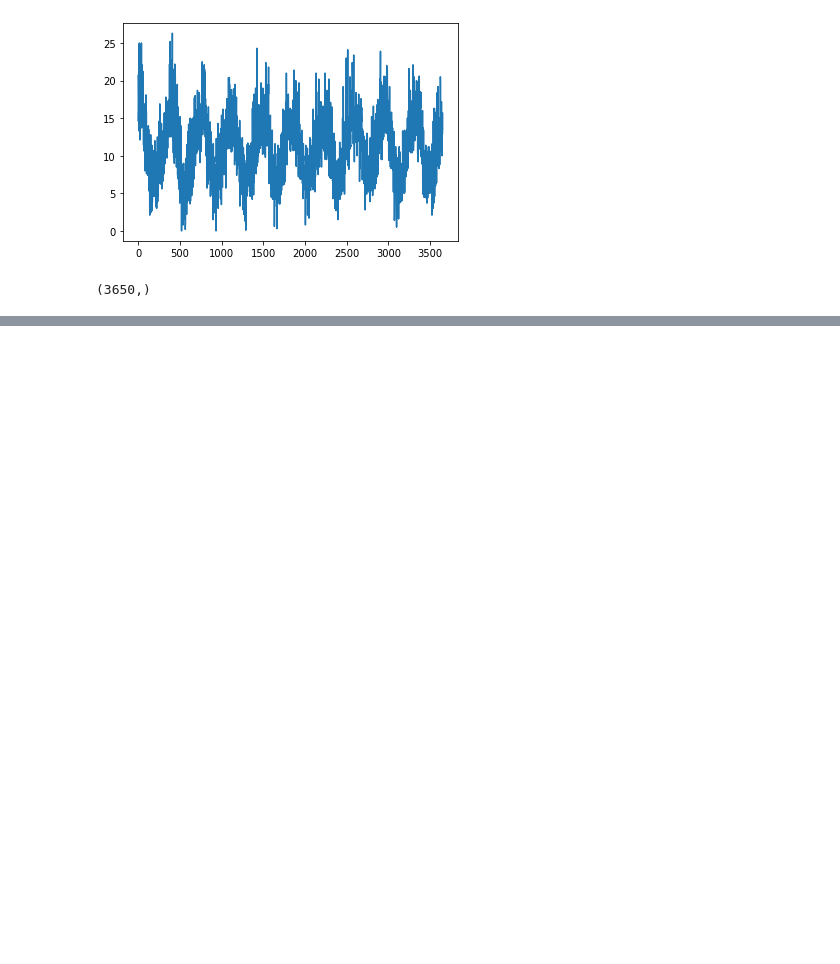
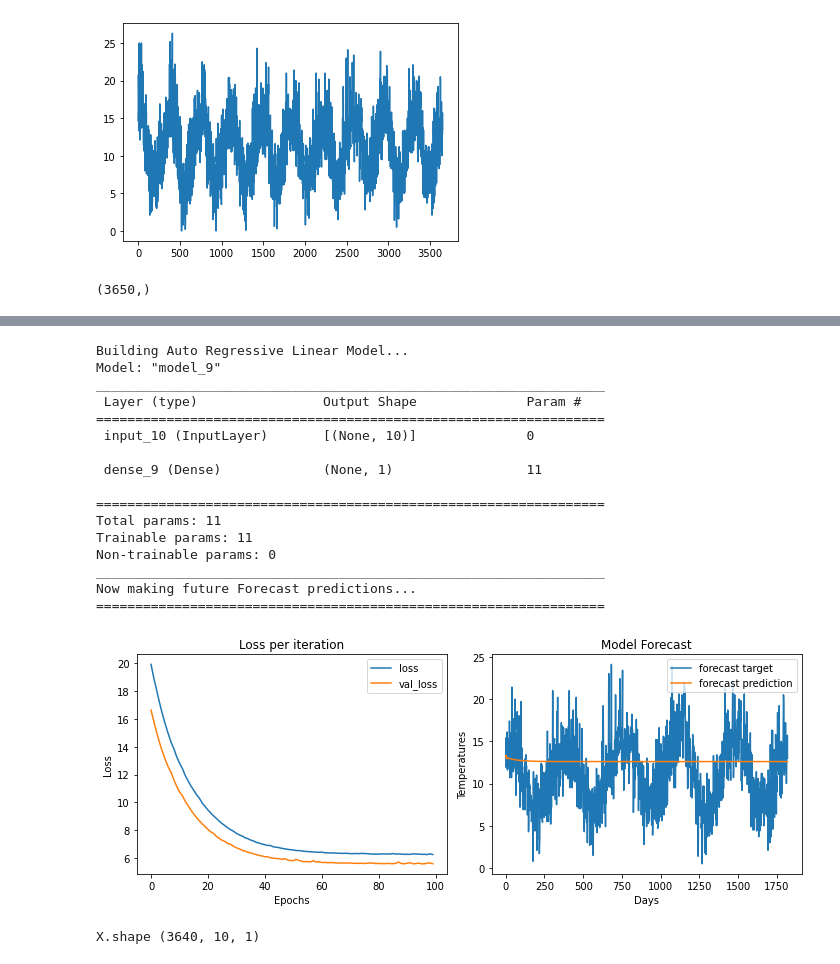
Before and after one commit to YannMjl/AI-764, a Jupyter notebook: Assign6.ipynb, the cells around one changed output, grey strips where cells are left out. Cells and saved outputs as stored; diff of their text form; code cells hidden in the pictures; blank space fills up the shorter version.

```diff
--- a/Assign6.ipynb
+++ b/Assign6.ipynb
@@ -115,31 +117,0 @@ X.shape (3640, 10, 1) Y.shape (3640,)
-# %%
-#Build the Simple RNN Model
-i = Input(shape=(T, 1))
-
-# chang the number of unit has a insignificant impact on the model result
-# x = SimpleRNN(5)(i)
-x = SimpleRNN(15)(i)
-
-# the model is not doing well with relu activation
-# x = SimpleRNN(15,activation='relu')(i)
-
-x = Dense(1)(x)
-model = Model(i, x)
-model.compile(
-  loss='mse',
-  optimizer=Adam(learning_rate=0.001),
-)
-# %%
-# train the Model
-r = model.fit(
-  X[:N//2], Y[:N//2],
-  epochs=80,
-  validation_data=(X[N//2:], Y[N//2:]),
-  verbose=0,
-)
-
-# Plot loss per iteration
-import matplotlib.pyplot as plt
-plt.plot(r.history['loss'], label='loss')
-plt.plot(r.history['val_loss'], label='val_loss')
-plt.legend()
@@ -173,0 +229,39 @@ plt.legend()
+# %%
+# ----------------------------------------------------------------------------*
+# • Model 1: Autoregressive Linear Model
+# ----------------------------------------------------------------------------*
+# build model
+model = buildModel(T, D,'autoregressive')
+model.summary()
+# train the Model
+r = trainModel(model, X, Y, N, autoregressive=True)
+
+# Forecast future values
+# (use only self-predictions for making future predictions)
+# Plot loss per iteration and Forecast predictions
+forecastPrediction(X, Y, N, model, r)
+# %% [output]
+Building Auto Regressive Linear Model...
+Model: "model_9"
+_________________________________________________________________
+ Layer (type)                Output Shape              Param #
+=================================================================
+ input_10 (InputLayer)       [(None, 10)]              0
+
+ dense_9 (Dense)             (None, 1)                 11
+
+=================================================================
+Total params: 11
+Trainable params: 11
+Non-trainable params: 0
+_________________________________________________________________
+Now making future Forecast predictions...
+=================================================================
+[figure, added]
+# %%
+# RNN/LSTM/GRU model
+# let's reshape the data
+X = np.array(X).reshape(-1, T, 1) # Now the data should be N x T x D
+print("X.shape", X.shape)
+# %% [output]
+X.shape (3640, 10, 1)
```
Also changed, not shown: parts of 10 cells of this notebook.
